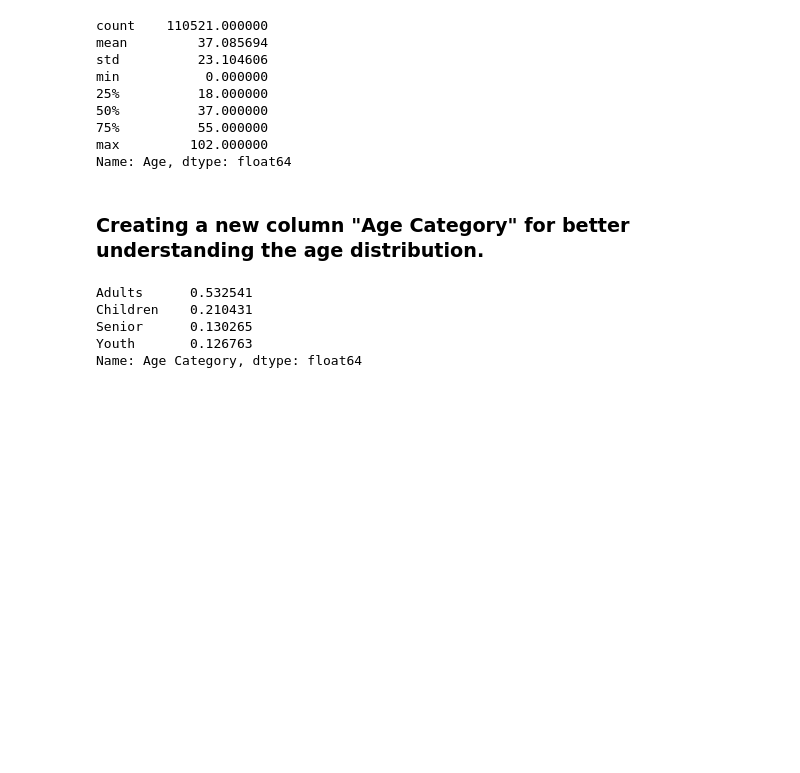
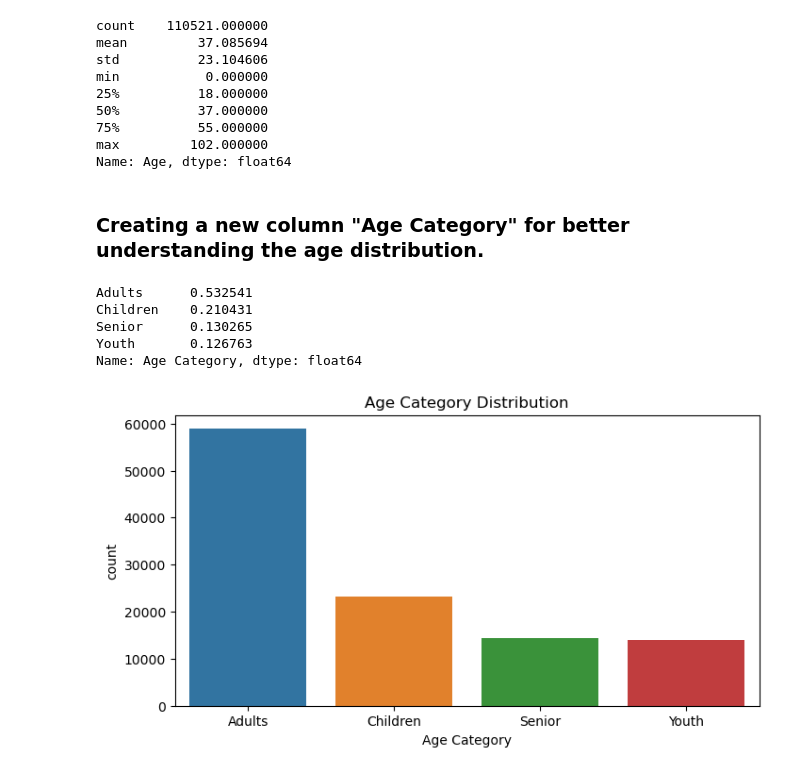
Before and after one commit to Milan1508/HealthCare_Data_Analysis, a Jupyter notebook: healthcare.ipynb, the cells around one changed output. Saved outputs shown, nothing was run; the diff lists cells and outputs as text; code cells hidden in the pictures; blank space fills up the shorter version.

```diff
--- a/healthcare.ipynb
+++ b/healthcare.ipynb
@@ -262,3 +262,10 @@ Children    0.210431
 Senior      0.130265
 Youth       0.126763
 Name: Age Category, dtype: float64
+# %%
+plt.figure(figsize=(8,4))
+sns.countplot(base_data,x=base_data['Age Category'])
+plt.title('Age Category Distribution')
+plt.show()
+# %% [output]
+[figure, added]
```
